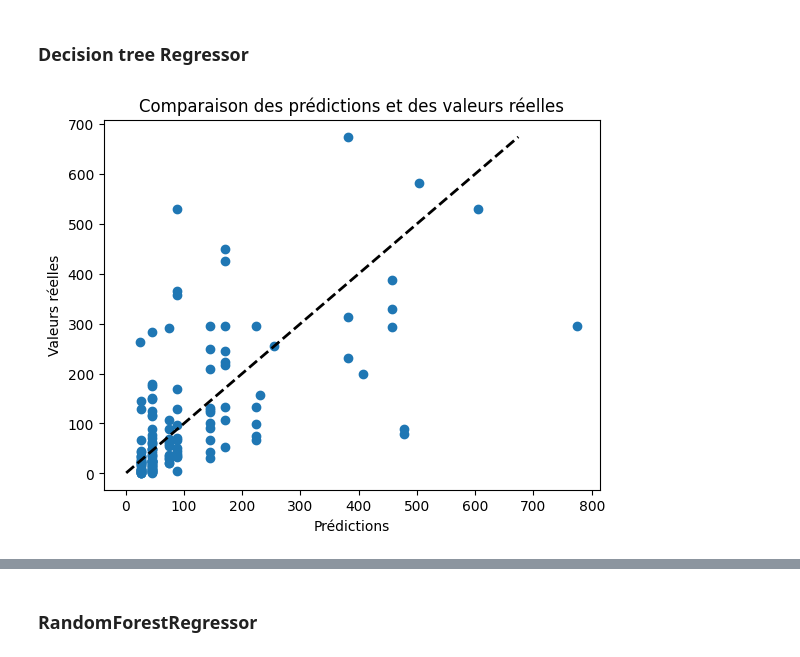
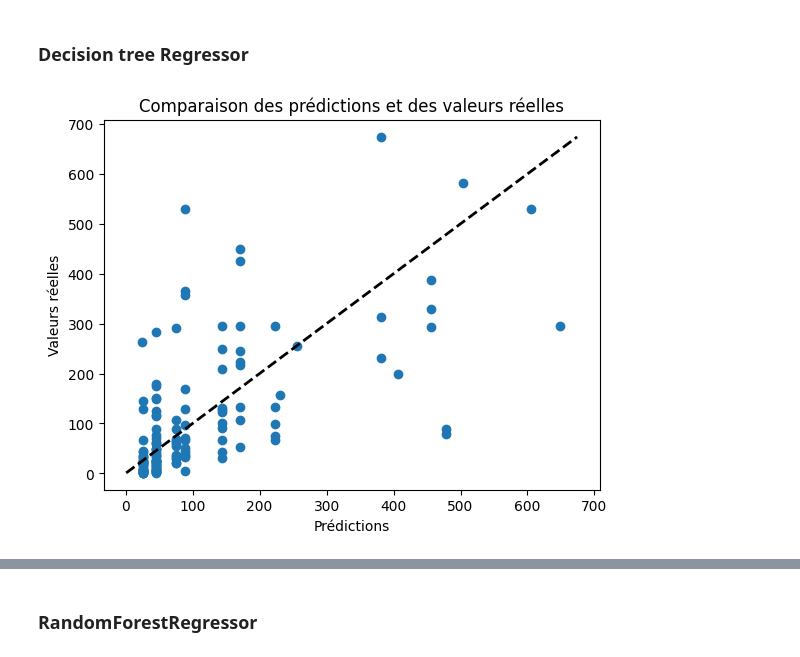
Before and after one commit to Cyr-dcx/LinearRegression-for-building-consumption, a Jupyter notebook: notebooks/exploration.ipynb, the cells around one changed output, grey strips where cells are left out. Cells and saved outputs as stored; diff of their text form; code cells hidden in the pictures.

```diff
--- a/notebooks/exploration.ipynb
+++ b/notebooks/exploration.ipynb
@@ -512,0 +635,2 @@ metrics_df = evaluate_prediction(label_1,X_enrg_test, y_enrg_test, metrics_df, g
+# %%
+metrics_df_nrg, y_pred_lasso = evaluate_prediction(label_1,X_nrg_test, y_nrg_test, metrics_df_nrg, grid_lasso_nrg)
@@ -526,5 +656,5 @@ grid_ridge_nrg = GridSearchCV(ridge,
                             n_jobs=-1,
                             scoring=scoring,
                             refit="r2")
-grid_ridge_nrg.fit(X_enrg_train, y_enrg_train)
+grid_ridge_nrg.fit(X_nrg_train, y_nrg_train)
 # %% [output]
@@ -547,0 +669,2 @@ metrics_df = evaluate_prediction(label_1,X_enrg_test, y_enrg_test, metrics_df, g
+# %%
+metrics_df_nrg, y_pred_ridge = evaluate_prediction(label_1,X_nrg_test, y_nrg_test, metrics_df_nrg, grid_ridge_nrg)
@@ -563,9 +693,9 @@ grid_elnet_nrg = GridSearchCV(elnet,
                             n_jobs=-1,
                             scoring=scoring,
                             refit="r2")
-grid_elnet_nrg.fit(X_enrg_train, y_enrg_train)
+grid_elnet_nrg.fit(X_nrg_train, y_nrg_train)
 
-metrics_df = evaluate_prediction(label_1,X_enrg_test, y_enrg_test, metrics_df, grid_elnet_nrg)
+metrics_df_nrg, y_pred_elnet = evaluate_prediction(label_1, X_nrg_test, y_nrg_test, metrics_df_nrg, grid_elnet_nrg)
 # %% [output]
 [figure]
 |  | label | modèle | r2 | mae | rmse | mean_fit_time | best_params |
@@ -579,17 +770,17 @@ metrics_df = evaluate_prediction(label_1,X_enrg_test, y_enrg_test, metrics_df, g
 # %%
 dectree = DecisionTreeRegressor(random_state=42)
 parameters = {'min_samples_leaf': [1, 2, 3],
             'max_depth': range(5,10)}
 
 grid_dectree_nrg = GridSearchCV(dectree,
                             param_grid=parameters,
                             cv=5,
                             n_jobs=-1,
                             scoring=scoring,
                             refit="r2")
-grid_dectree_nrg.fit(X_enrg_train, y_enrg_train)
+grid_dectree_nrg.fit(X_nrg_train, y_nrg_train)
 
-metrics_df = evaluate_prediction(label_1,X_enrg_test, y_enrg_test, metrics_df, grid_dectree_nrg)
+metrics_df_nrg, y_pred_dectree = evaluate_prediction(label_1,X_nrg_test, y_nrg_test, metrics_df_nrg, grid_dectree_nrg)
 # %% [output]
-[figure, old version]
+[figure, new version]
 |  | label | modèle | r2 | mae | rmse | mean_fit_time | best_params |
```
Also changed, not shown: parts of 54 cells of this notebook, 1 other file.
